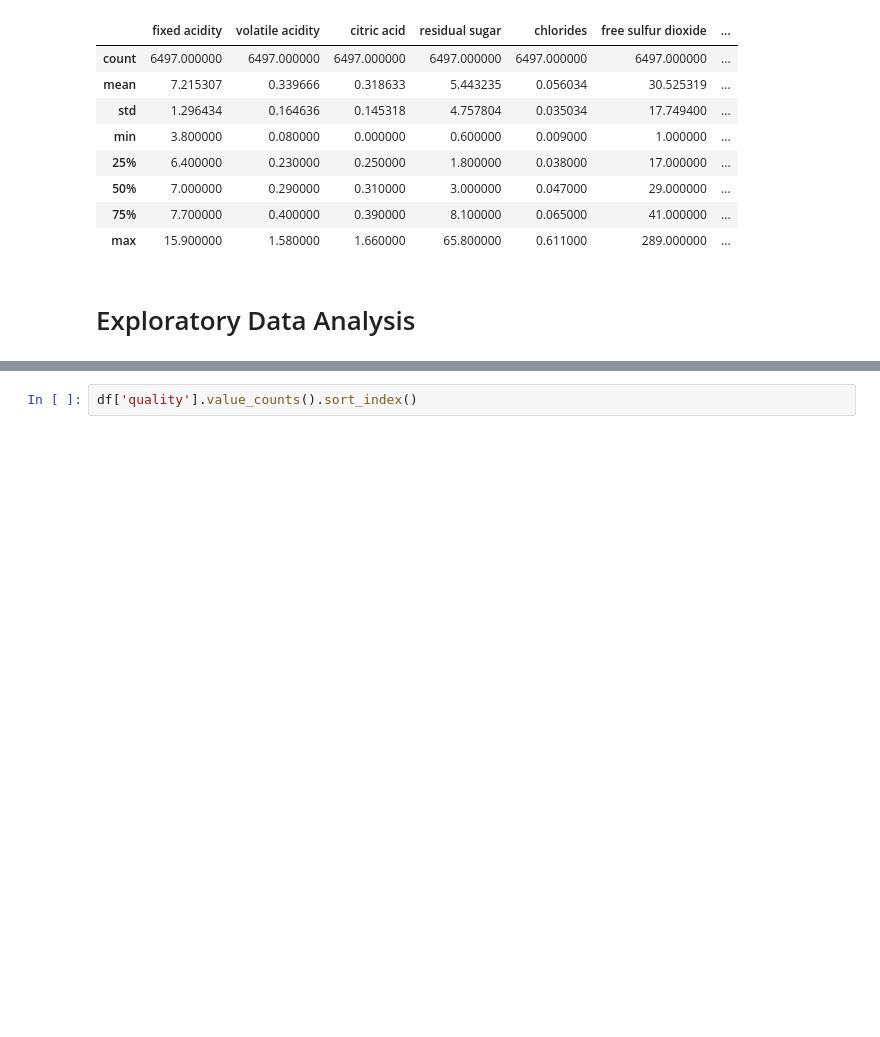
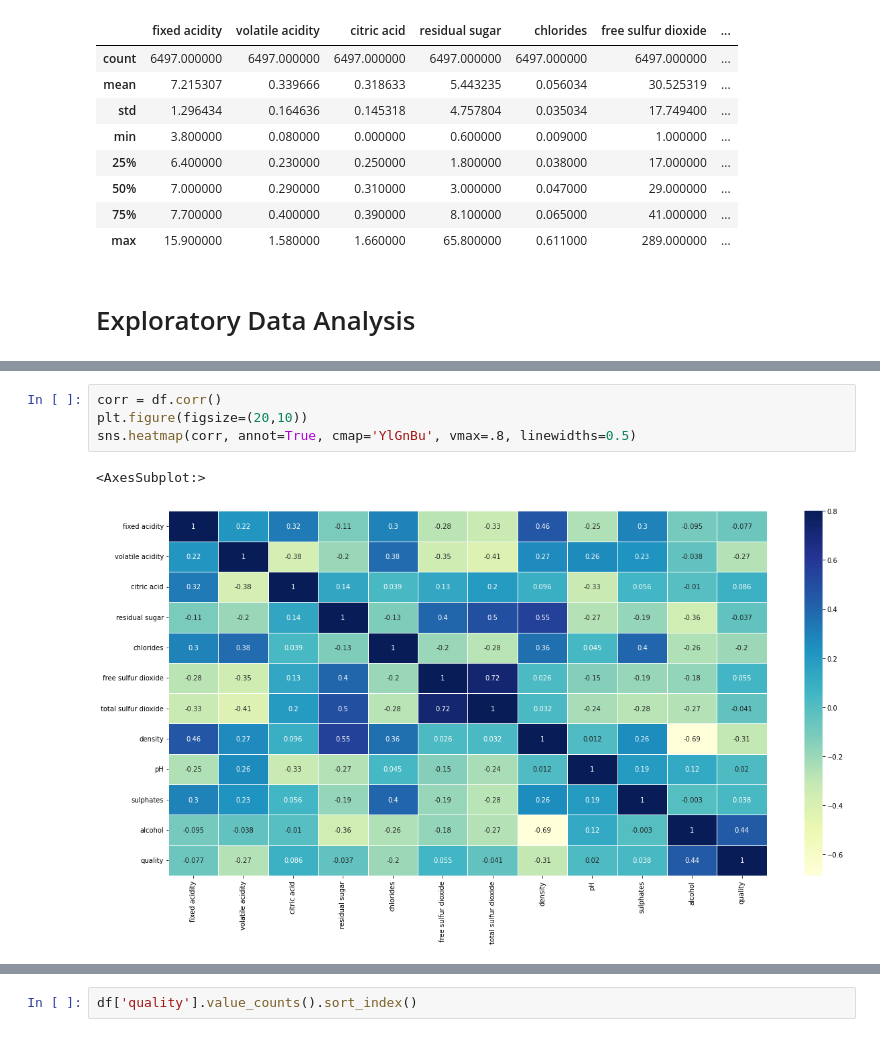
Before and after one commit to Dr-Blank/wine-quality-prediction, a Jupyter notebook: classification.ipynb, the cells around one changed output, grey strips where cells are left out. Saved outputs shown, nothing was run; the diff lists cells and outputs as text; blank space fills up the shorter version.

```diff
--- a/classification.ipynb
+++ b/classification.ipynb
@@ -65,3 +76,10 @@ def create_box_plots(df:DataFrame, columns:list[str]|None = None):
 create_box_plots(df)
 # %% [output]
 [figure]
+# %%
+corr = df.corr()
+plt.figure(figsize=(20,10))
+sns.heatmap(corr, annot=True, cmap='YlGnBu', vmax=.8, linewidths=0.5)
+# %% [output]
+<AxesSubplot:>
+[figure, added]
```
Also changed, not shown: parts of 27 cells of this notebook.
